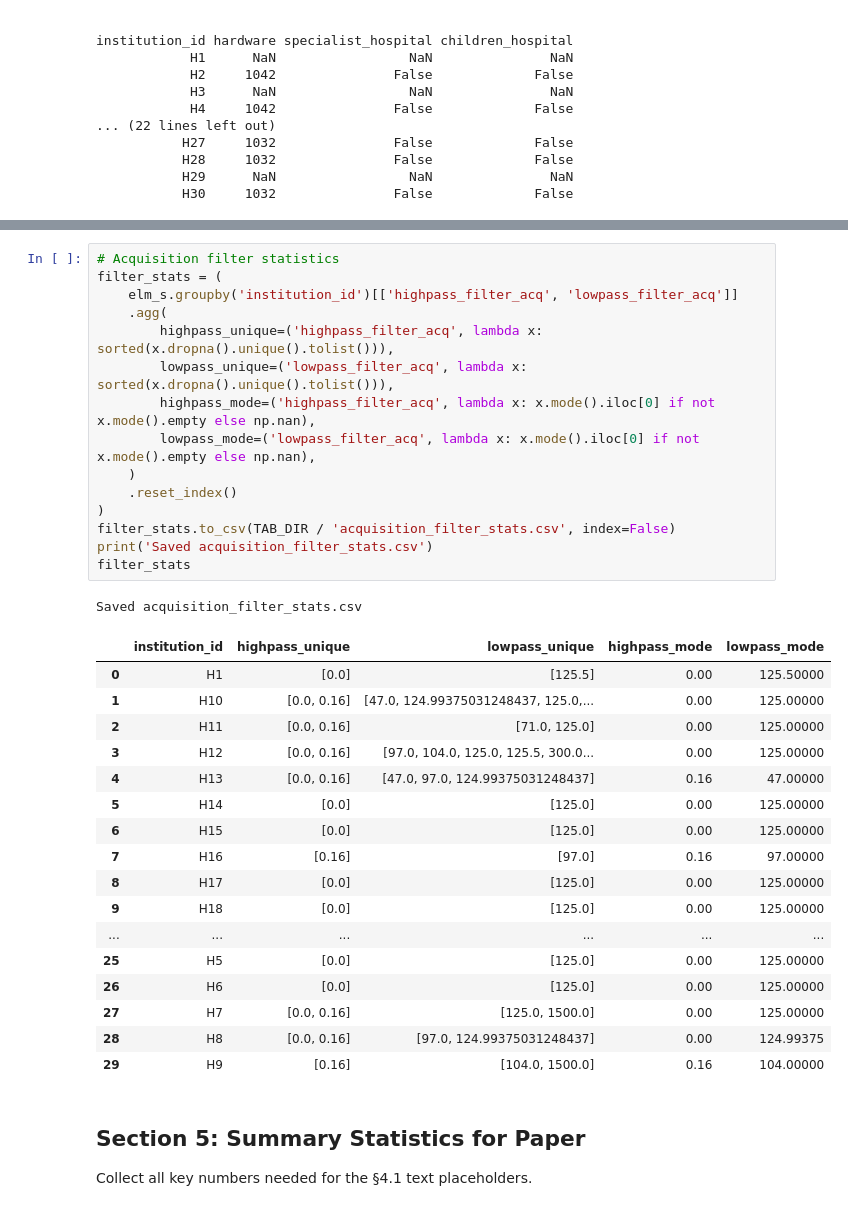
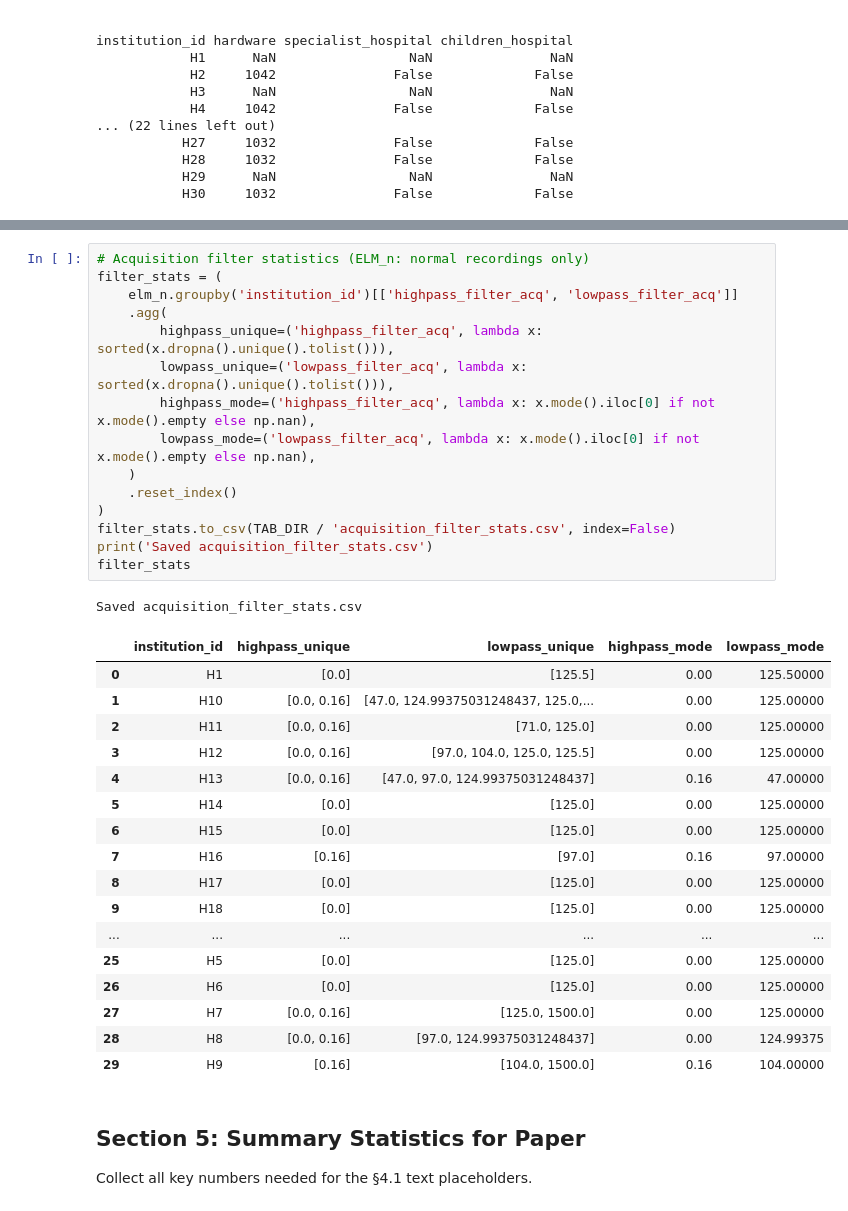
Before and after one commit to chox7/eeg-site-effects, a Jupyter notebook: notebooks/01_exploratory_analysis/01_dataset_characterization.ipynb, the cells around one changed output, grey strips where cells are left out. Cells and saved outputs as stored; diff of their text form.

```diff
--- a/notebooks/01_exploratory_analysis/01_dataset_characterization.ipynb
+++ b/notebooks/01_exploratory_analysis/01_dataset_characterization.ipynb
@@ -422,25 +422,25 @@ institution_id       mode
 # %%
-# Acquisition filter statistics
+# Acquisition filter statistics (ELM_n: normal recordings only)
 filter_stats = (
-    elm_s.groupby('institution_id')[['highpass_filter_acq', 'lowpass_filter_acq']]
+    elm_n.groupby('institution_id')[['highpass_filter_acq', 'lowpass_filter_acq']]
     .agg(
         highpass_unique=('highpass_filter_acq', lambda x: sorted(x.dropna().unique().tolist())),
         lowpass_unique=('lowpass_filter_acq', lambda x: sorted(x.dropna().unique().tolist())),
         highpass_mode=('highpass_filter_acq', lambda x: x.mode().iloc[0] if not x.mode().empty else np.nan),
         lowpass_mode=('lowpass_filter_acq', lambda x: x.mode().iloc[0] if not x.mode().empty else np.nan),
     )
     .reset_index()
 )
 filter_stats.to_csv(TAB_DIR / 'acquisition_filter_stats.csv', index=False)
 print('Saved acquisition_filter_stats.csv')
 filter_stats
 # %% [output]
 Saved acquisition_filter_stats.csv
 |  | institution_id | highpass_unique | lowpass_unique | highpass_mode | lowpass_mode |
 | 0 | H1 | [0.0] | [125.5] | 0.00 | 125.50000 |
 | 1 | H10 | [0.0, 0.16] | [47.0, 124.99375031248437, 125.0,... | 0.00 | 125.00000 |
 | 2 | H11 | [0.0, 0.16] | [71.0, 125.0] | 0.00 | 125.00000 |
-| 3 | H12 | [0.0, 0.16] | [97.0, 104.0, 125.0, 125.5, 300.0... | 0.00 | 125.00000 |
+| 3 | H12 | [0.0, 0.16] | [97.0, 104.0, 125.0, 125.5] | 0.00 | 125.00000 |
 | 4 | H13 | [0.0, 0.16] | [47.0, 97.0, 124.99375031248437] | 0.16 | 47.00000 |
 | 5 | H14 | [0.0] | [125.0] | 0.00 | 125.00000 |
 | 6 | H15 | [0.0] | [125.0] | 0.00 | 125.00000 |
```
Also changed, not shown: parts of 2 cells of this notebook, 4 other files.
